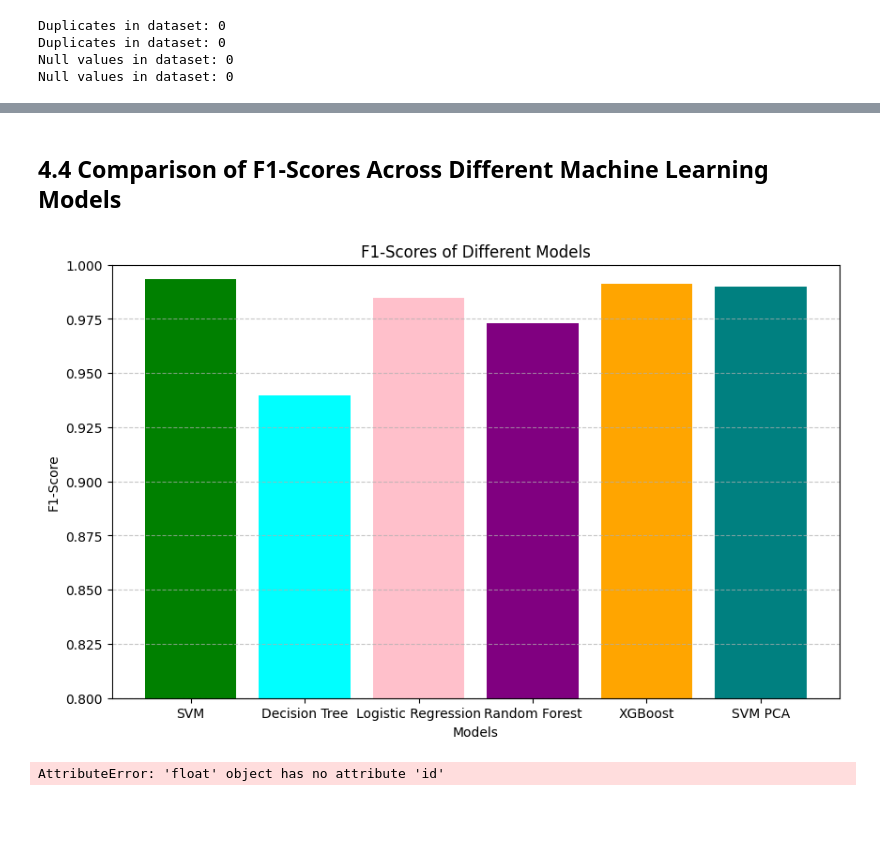
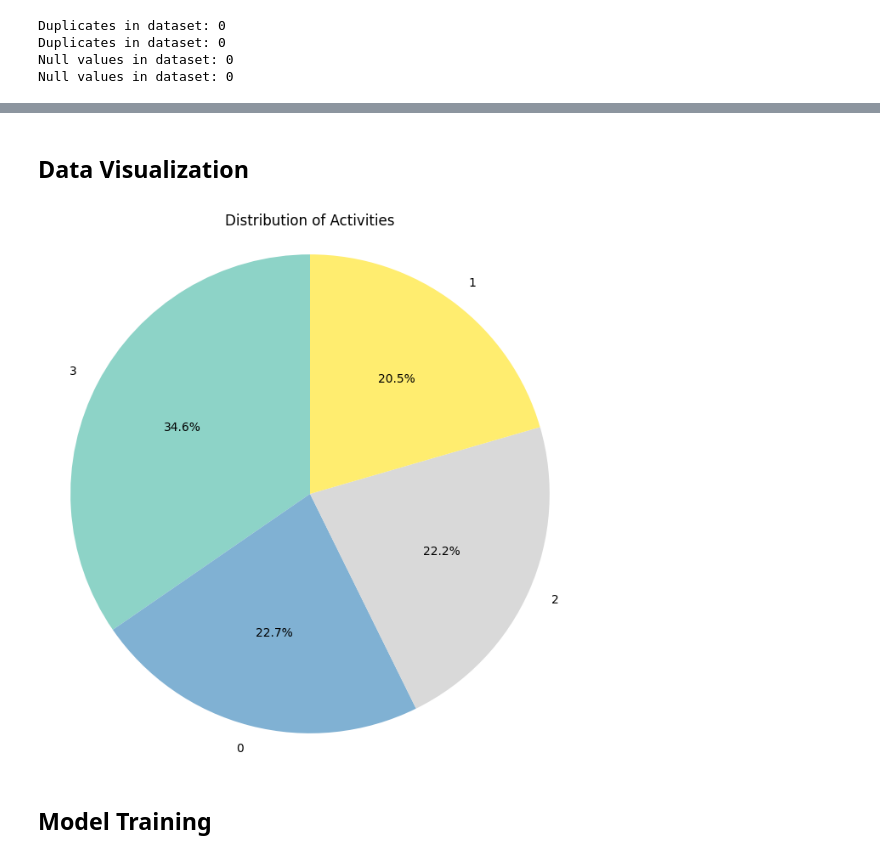
Before and after one commit to AbrarKarim01/Human-Activity-Recognition, a Jupyter notebook: AI_for_Human_Activition.ipynb, the cells around one changed output, grey strips where cells are left out. Cells and saved outputs as stored; diff of their text form; code cells hidden in the pictures; blank space fills up the shorter version.

```diff
--- a/AI_for_Human_Activition.ipynb
+++ b/AI_for_Human_Activition.ipynb
@@ -539,25 +104,0 @@ for model_name, y_pred in models.items():
-# %% [markdown]
-## 4.4 Comparison of F1-Scores Across Different Machine Learning Models
-# %%
-f1_scores = {
-    "SVM": 0.9936,
-    "Decision Tree": 0.9395,
-    "Logistic Regression": 0.9849,
-    "Random Forest": 0.9732,
-    "XGBoost": 0.9912,
-    "SVM PCA": 0.9898
-}
-
-models = list(f1_scores.keys())
-scores = list(f1_scores.values())
-
-plt.figure(figsize=(10, 6))
-plt.bar(models, scores, color=['green', 'cyan', 'pink', 'purple', 'orange', 'teal'])
-plt.xlabel("Models")
-plt.ylabel("F1-Score")
-plt.title("F1-Scores of Different Models")
-plt.ylim(0.8, 1.0)
-plt.grid(axis='y', linestyle='--', alpha=0.7)
-plt.show()
-# %% [output]
-[figure, removed]
@@ -566,8 +105,19 @@ print(f1_scores)
-# %%
-
-submission_map = {"id": test_accuracy.id.values.tolist(), "target": logistic_model.tolist()}
-submission_frame = pd.DataFrame.from_dict(submission_map)
-print(submission_frame.head())
-submission_frame.to_csv("Md Abrar Karim_NLP_with_Disaster_Tweets.csv", index=False)
-# %% [output]
-AttributeError: 'float' object has no attribute 'id'
+# %% [markdown]
+## Data Visualization
+# %%
+activity_percentiles = train_frame['label'].value_counts(normalize=True) * 100
+plt.figure(figsize=(8, 8))
+
+custom_palette = plt.get_cmap('Set3')
+
+num_activities = len(activity_percentiles)
+colors = custom_palette(np.linspace(0, 1, num_activities))
+
+plt.pie(activity_percentiles, labels=activity_percentiles.index, autopct='%1.1f%%', startangle=90, colors=colors)
+plt.title('Distribution of Activities')
+plt.axis('equal')
+plt.show()
+# %% [output]
+[figure, added]
+# %% [markdown]
+## Model Training
```
Also changed, not shown: parts of 58 cells of this notebook.
